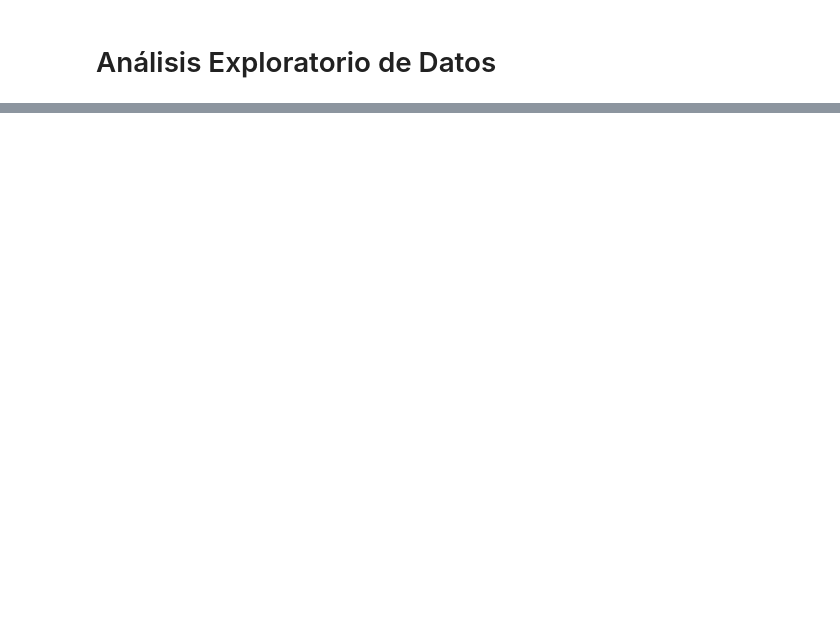
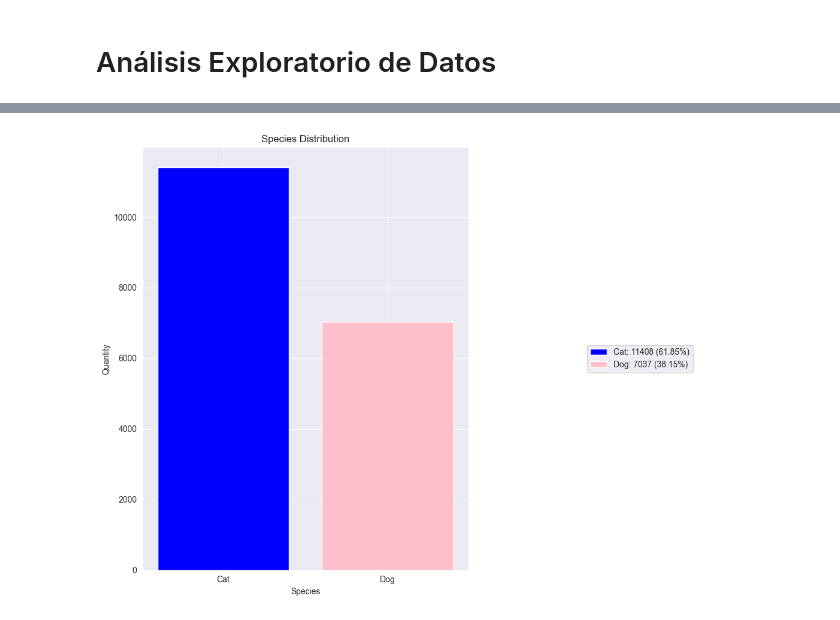
Before and after one commit to MicaKil/ia2, a Jupyter notebook: 08_dl-for-timeseries/Micaela_Del_Longo-Animal_Care/Micaela_Del_Longo-Animal_Care.ipynb, the cells around one changed output, grey strips where cells are left out. Cells and saved outputs as stored; diff of their text form; code cells hidden in the pictures; blank space fills up the shorter version.

```diff
--- a/08_dl-for-timeseries/Micaela_Del_Longo-Animal_Care/Micaela_Del_Longo-Animal_Care.ipynb
+++ b/08_dl-for-timeseries/Micaela_Del_Longo-Animal_Care/Micaela_Del_Longo-Animal_Care.ipynb
@@ -62,0 +325,20 @@ Species:  ['Cat' 'Dog' 'House Rabbit' 'Rat' 'Bird' 'Opossum' 'Chicken' 'Wildlife
+# %%
+species_counts = df['Species Name'].value_counts()
+species = species_counts.index  # species names
+counts = species_counts.values  # species counts
+percentages = counts / counts.sum() * 100  # species distribution
+fig, (ax1, ax2) = plt.subplots(1, 2, figsize=(12, 8))  # Create a figure and a set of subplots
+
+bars = ax1.bar(species, counts, color=['blue', 'pink'])
+ax1.set_xlabel('Species')
+ax1.set_ylabel('Quantity')
+ax1.set_title('Species Distribution')
+ax1.set_xticks(species)
+ax1.set_xticklabels(species)
+
+ax2.axis('off')  # Turn off the axis
+ax2.legend(bars, [f"{species[i]}: {counts[i]} ({percentages[i]:.2f}%)" for i in range(2)], loc="center")
+
+plt.tight_layout()
+# %% [output]
+[figure, added]
```
Also changed, not shown: parts of 15 cells of this notebook, 3 other files.
